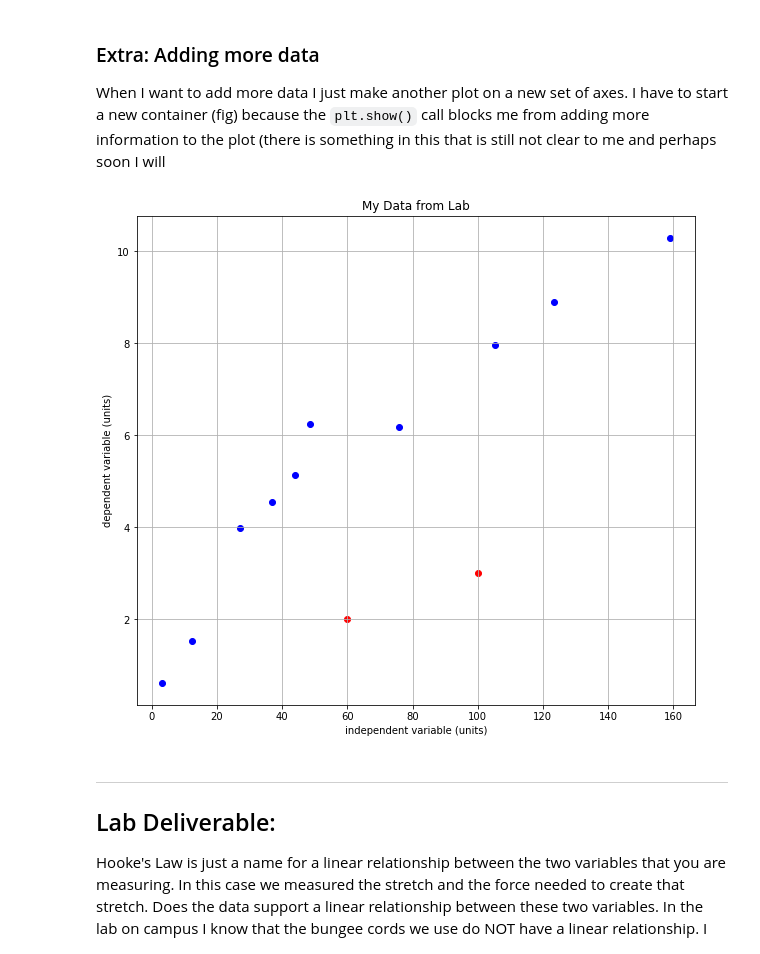
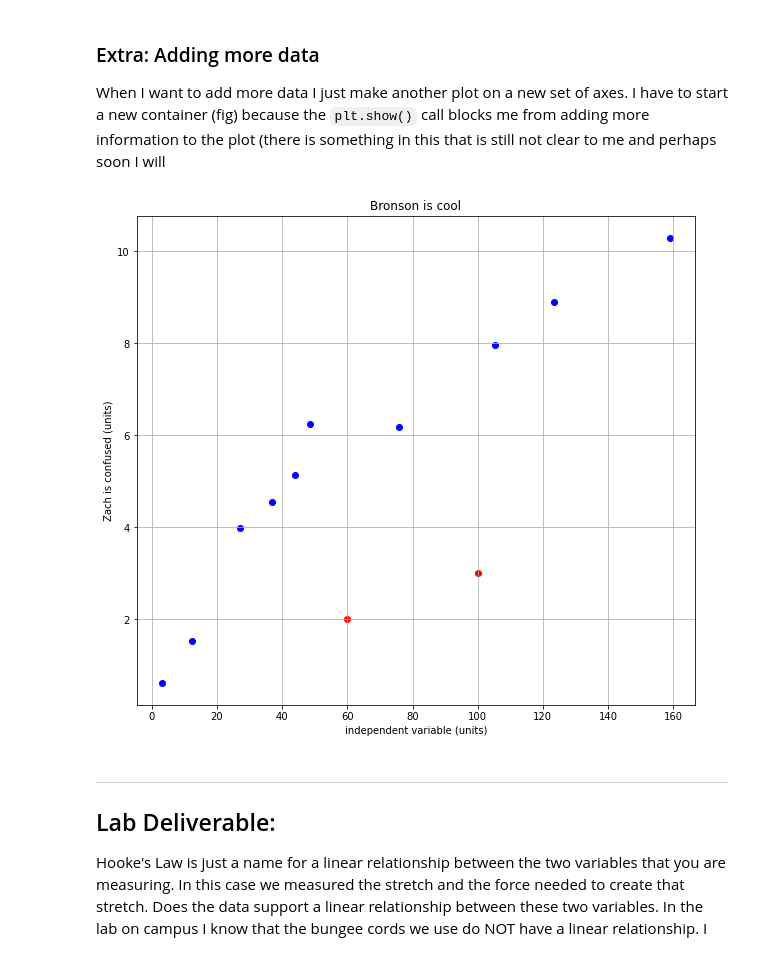
Before and after one commit to smithrockmaker/PH211, a Jupyter notebook: BungeeCharacLab21.ipynb, the cells around one changed output. Drawn from its saved outputs; the diff is of its cells as text; code cells hidden in the pictures.

```diff
--- a/BungeeCharacLab21.ipynb
+++ b/BungeeCharacLab21.ipynb
@@ -164,25 +164,25 @@ When I want to add more data I just make another plot on a new set of axes. I ha
 # %%
 # a new set of axes
 fig2, ax2 = plt.subplots()
 
 # first data set
 ax2.scatter(xdata1, ydata1, color = 'blue')
 
 # second data set
 ax2.scatter(xdata2, ydata2, color = 'red')
 
 # labels etc
-ax2.set(xlabel='independent variable (units)', ylabel='dependent variable (units)',
-       title='My Data from Lab')
+ax2.set(xlabel='independent variable (units)', ylabel='Zach is confused (units)',
+       title='Bronson is cool')
 ax2.grid()
 
 # Set the size of my plot for better visibility
 fig2.set_size_inches(10, 9)
 
 #fig.savefig("myplot.png")
 plt.show()
 # %% [output]
-[figure, old version]
+[figure, new version]
 # %% [markdown]
 ***
 ## Lab Deliverable:
```
Also changed, not shown: parts of 1 cell of this notebook.
